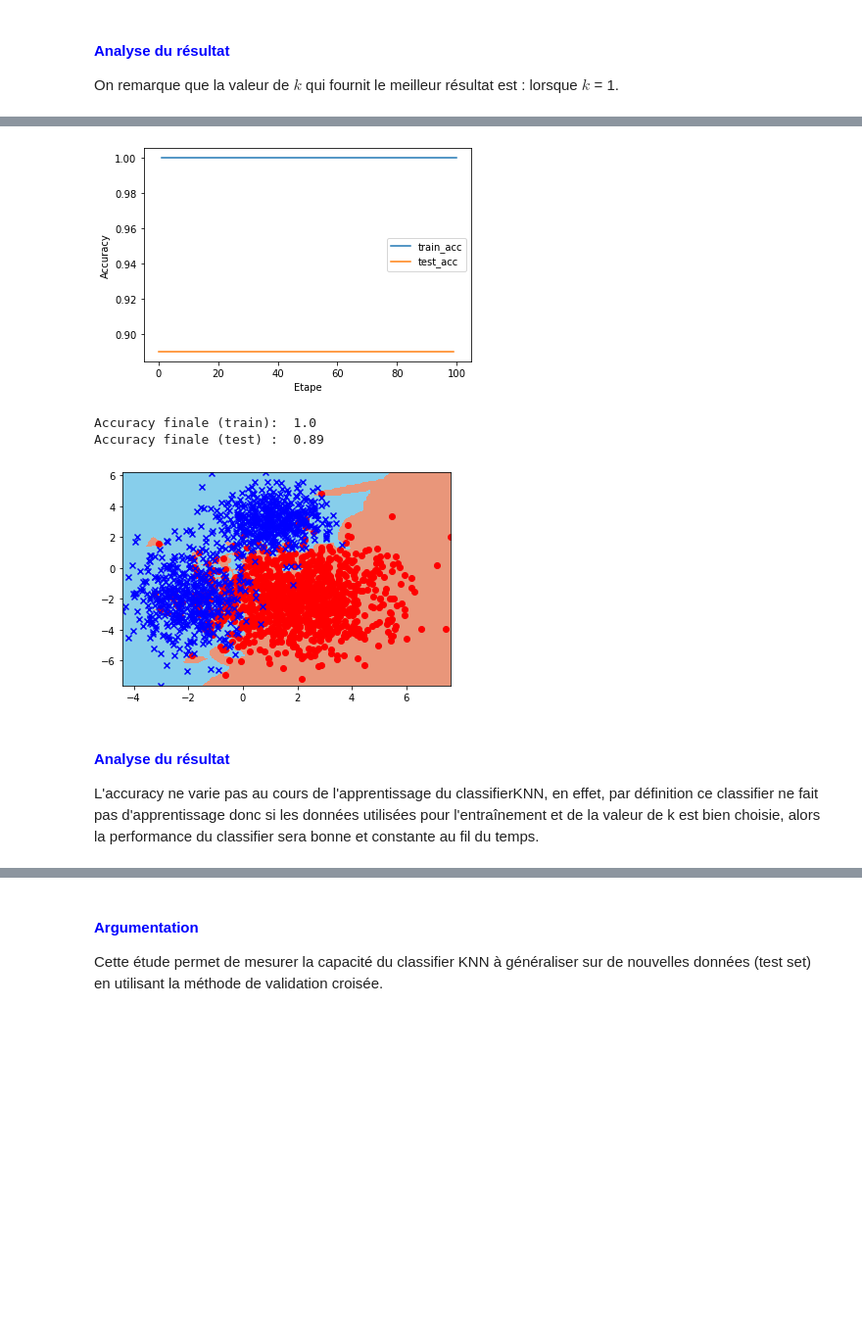
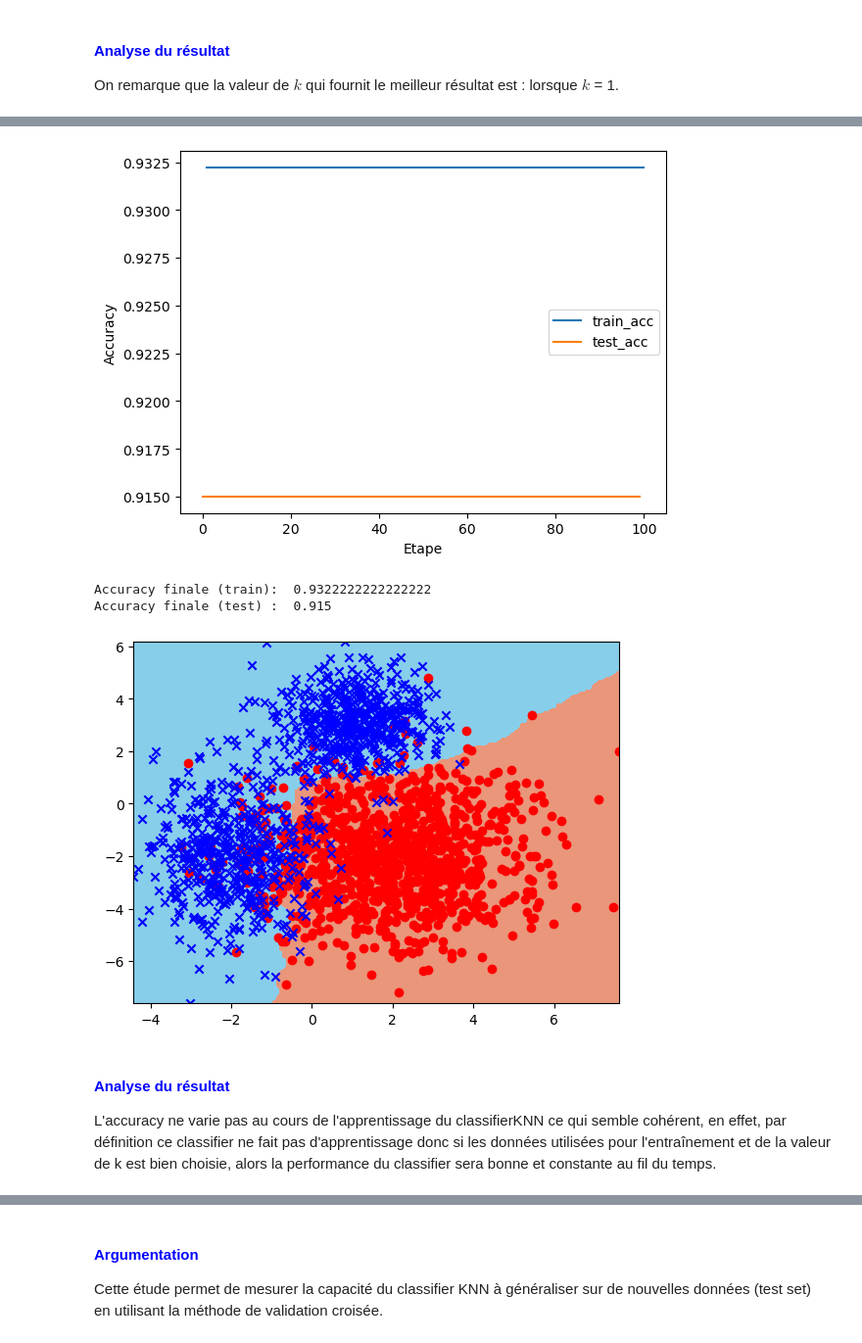
Before and after one commit to celine-yes/TME_DataScience, a Jupyter notebook: projet-1/projet-1-Fan-Lacour.ipynb, the cells around one changed output, grey strips where cells are left out. Shown: that part at 98% size. Saved outputs shown, nothing was run; the diff lists cells and outputs as text; code cells hidden in the pictures; blank space fills up the shorter version.

```diff
--- a/projet-1/projet-1-Fan-Lacour.ipynb
+++ b/projet-1/projet-1-Fan-Lacour.ipynb
@@ -481,39 +479,39 @@ On remarque que la valeur de $k$ qui fournit le meilleur résultat est : lorsque
 # %%
 (train_desc, train_label), (test_desc, test_label) = genere_train_test(X2D, Y2D,900,900)
 
 
 # Listes qui vont servir à mémoriser les accuracy du perceptron à chaque étape:
 train_acc = []
 test_acc = []
-classifierKNN2 = ClassifierKNN(2, 1)
+classifierKNN2 = ClassifierKNN(2, 23)
 
 # Réalisation de N itérations
 N = 100
 for i in range(N):
     classifierKNN2.train(train_desc, train_label)
     train_acc.append(classifierKNN2.accuracy(train_desc, train_label))
     test_acc.append(classifierKNN2.accuracy(test_desc, test_label))
 
 # Traçage de la courbe des variations d'accuracy
 plt.plot(range(1,N+1),train_acc,test_acc)
 plt.ylabel('Accuracy')
 plt.xlabel("Etape")
 plt.legend(['train_acc','test_acc'])
 plt.show()
 
 # Affichage de la frontière de séparation des classes (en prenant tous les exemples de la base)
 plot_frontiere(X2D,Y2D,classifierKNN2,step=150)
 plot2DSet(X2D,Y2D)
 
 print("Accuracy finale (train): ",  classifierKNN2.accuracy(train_desc, train_label))
 print("Accuracy finale (test) : ", classifierKNN2.accuracy(test_desc, test_label))
 # %% [output]
-[figure, old version]
+[figure, new version]
-Accuracy finale (train):  1.0
-Accuracy finale (test) :  0.89
+Accuracy finale (train):  0.9322222222222222
+Accuracy finale (test) :  0.915
-[figure, old version]
+[figure, new version]
 # %% [markdown]
 #### <font color="blue">Analyse du résultat</font>
 
-L'accuracy ne varie pas au cours de l'apprentissage du classifierKNN, en effet, par définition ce classifier ne fait pas d'apprentissage donc si les données utilisées pour l'entraînement et de la valeur de k est bien choisie, alors la performance du classifier sera bonne et constante au fil du temps.
+L'accuracy ne varie pas au cours de l'apprentissage du classifierKNN ce qui semble cohérent, en effet, par définition ce classifier ne fait pas d'apprentissage donc si les données utilisées pour l'entraînement et de la valeur de k est bien choisie, alors la performance du classifier sera bonne et constante au fil du temps.
 # %% [markdown]
```
Also changed, not shown: parts of 53 cells of this notebook.
